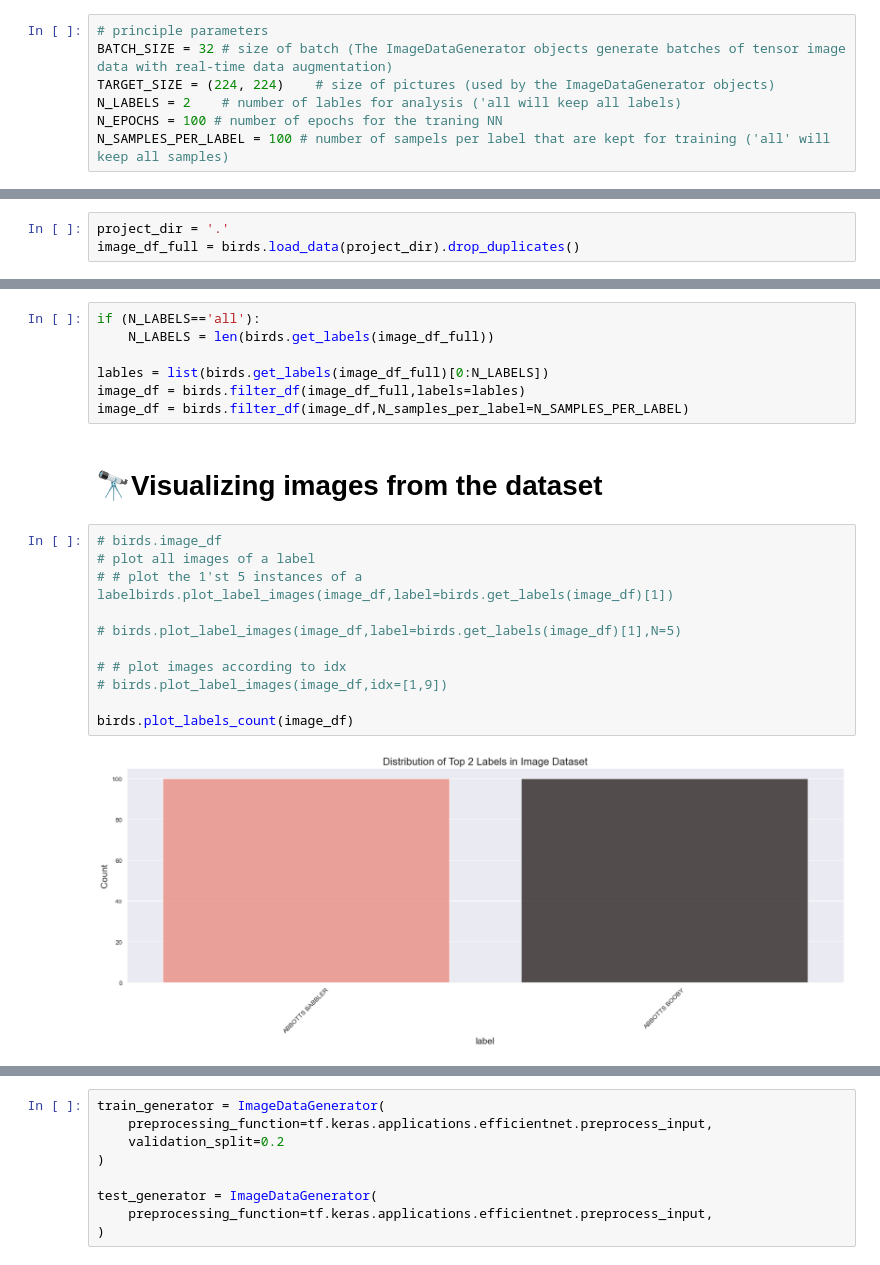
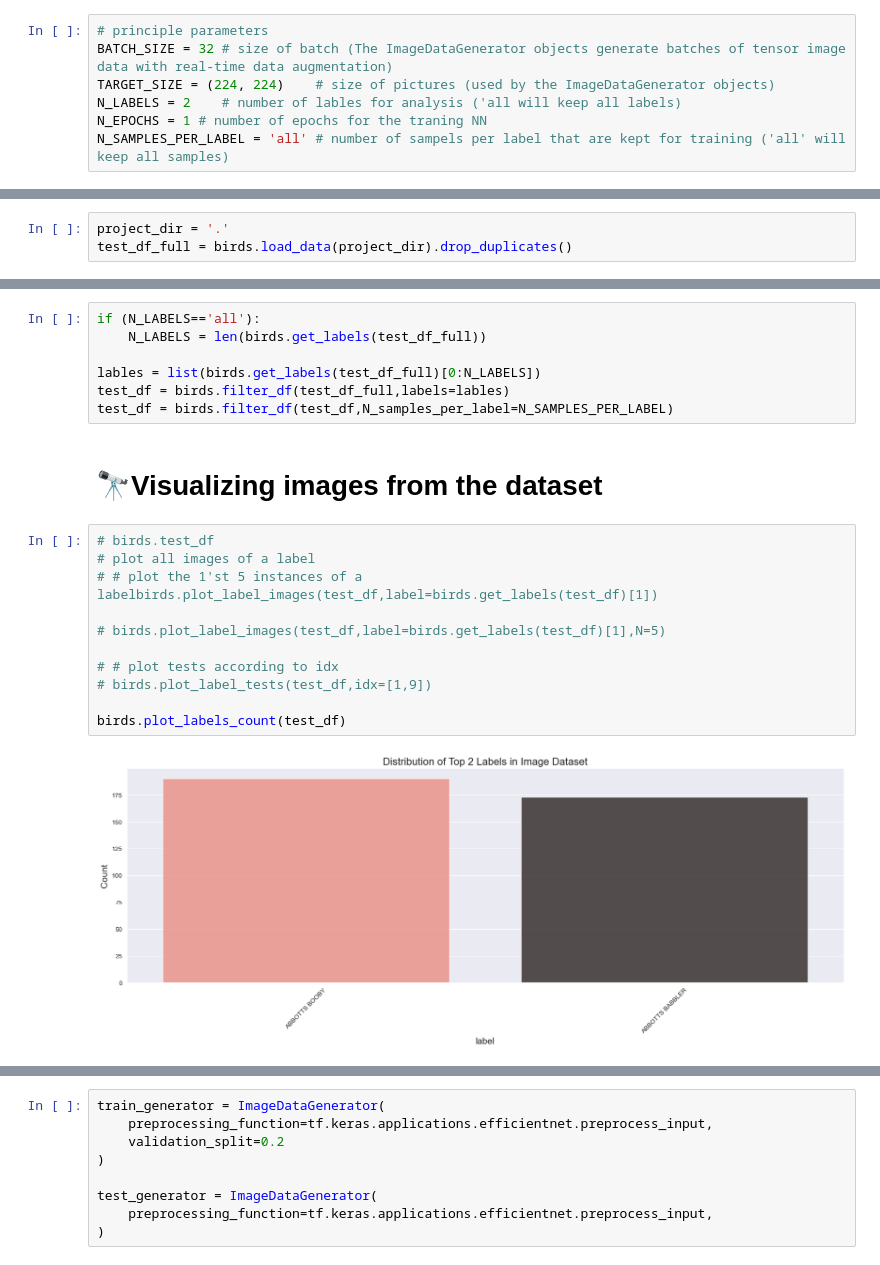
Before and after one commit to giladdanin10/birds, a Jupyter notebook: bird-classification-using-cnn-efficientnetb0.ipynb, the cells around one changed output, grey strips where cells are left out. Cells and saved outputs as stored; diff of their text form.

```diff
--- a/bird-classification-using-cnn-efficientnetb0.ipynb
+++ b/bird-classification-using-cnn-efficientnetb0.ipynb
@@ -51,8 +53,8 @@ import itertools
 BATCH_SIZE = 32 # size of batch (The ImageDataGenerator objects generate batches of tensor image data with real-time data augmentation)
 TARGET_SIZE = (224, 224)    # size of pictures (used by the ImageDataGenerator objects)
 N_LABELS = 2    # number of lables for analysis ('all will keep all labels)
-N_EPOCHS = 100 # number of epochs for the traning NN
-N_SAMPLES_PER_LABEL = 100 # number of sampels per label that are kept for training ('all' will keep all samples)
+N_EPOCHS = 1 # number of epochs for the traning NN
+N_SAMPLES_PER_LABEL = 'all' # number of sampels per label that are kept for training ('all' will keep all samples)
 # %% [markdown]
 # 🤙Create helper functions
 # %%
@@ -70,7 +72,7 @@ N_SAMPLES_PER_LABEL = 100 # number of sampels per label that are kept for traini
 # 📥Load and Transform Data
 # %%
 project_dir = '.'
-image_df_full = birds.load_data(project_dir).drop_duplicates()
+test_df_full = birds.load_data(project_dir).drop_duplicates()
 # %%
 def filter_df(df,labels=None,N_samples_per_label=None):
   if isinstance(labels, str):
@@ -91,23 +93,23 @@ def filter_df(df,labels=None,N_samples_per_label=None):
   return df_filt
 # %%
 if (N_LABELS=='all'):
-    N_LABELS = len(birds.get_labels(image_df_full))
+    N_LABELS = len(birds.get_labels(test_df_full))
 
-lables = list(birds.get_labels(image_df_full)[0:N_LABELS])
-image_df = birds.filter_df(image_df_full,labels=lables)
-image_df = birds.filter_df(image_df,N_samples_per_label=N_SAMPLES_PER_LABEL)
+lables = list(birds.get_labels(test_df_full)[0:N_LABELS])
+test_df = birds.filter_df(test_df_full,labels=lables)
+test_df = birds.filter_df(test_df,N_samples_per_label=N_SAMPLES_PER_LABEL)
 # %% [markdown]
 # 🔭Visualizing images from the dataset
 # %%
-# birds.image_df
+# birds.test_df
 # plot all images of a label
-# # plot the 1'st 5 instances of a labelbirds.plot_label_images(image_df,label=birds.get_labels(image_df)[1])
+# # plot the 1'st 5 instances of a labelbirds.plot_label_images(test_df,label=birds.get_labels(test_df)[1])
 
-# birds.plot_label_images(image_df,label=birds.get_labels(image_df)[1],N=5)
+# birds.plot_label_images(test_df,label=birds.get_labels(test_df)[1],N=5)
 
-# # plot images according to idx
-# birds.plot_label_images(image_df,idx=[1,9])
+# # plot tests according to idx
+# birds.plot_label_tests(test_df,idx=[1,9])
 
-birds.plot_labels_count(image_df)
+birds.plot_labels_count(test_df)
 # %% [output]
-[figure, old version]
+[figure, new version]
```
Also changed, not shown: parts of 28 cells of this notebook.
